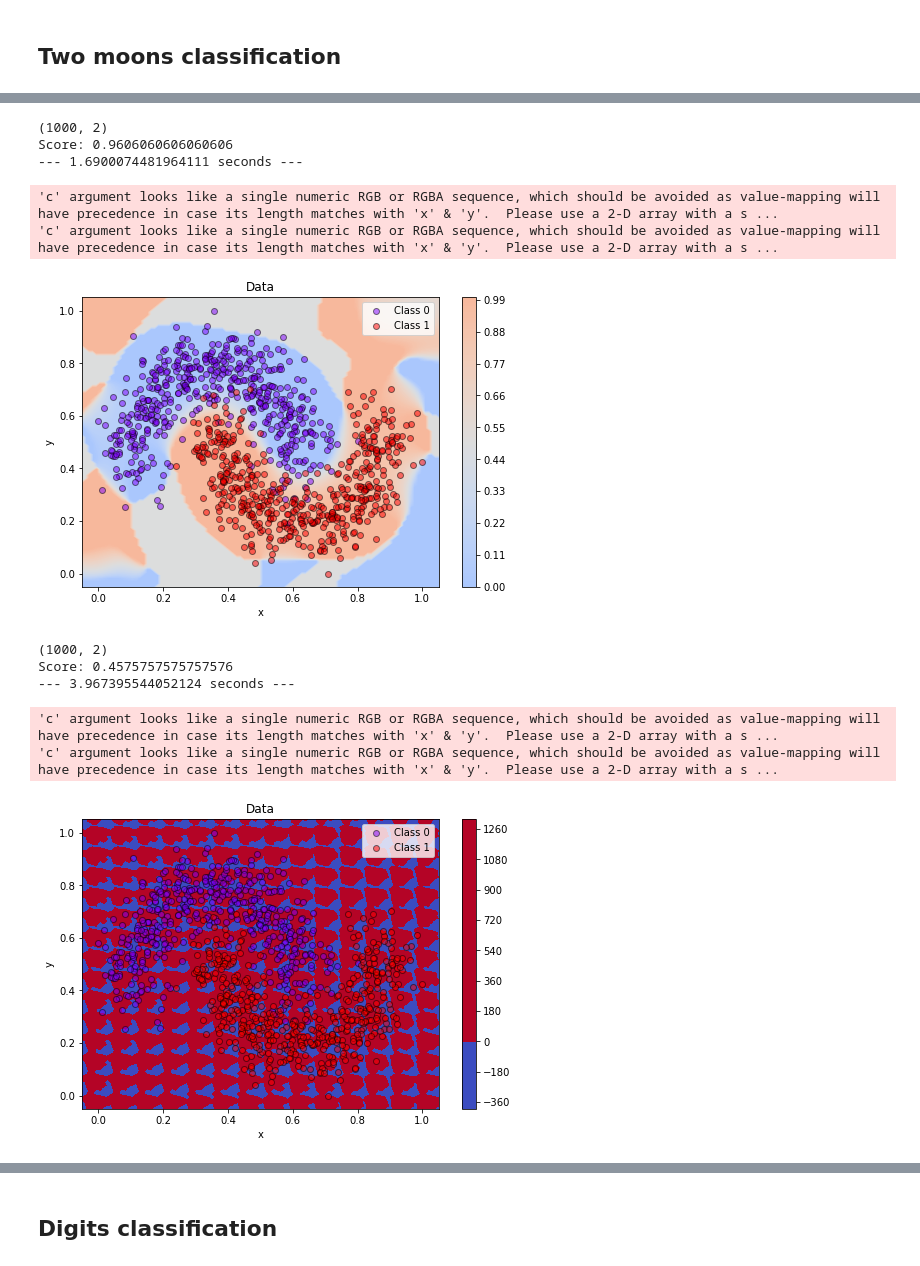
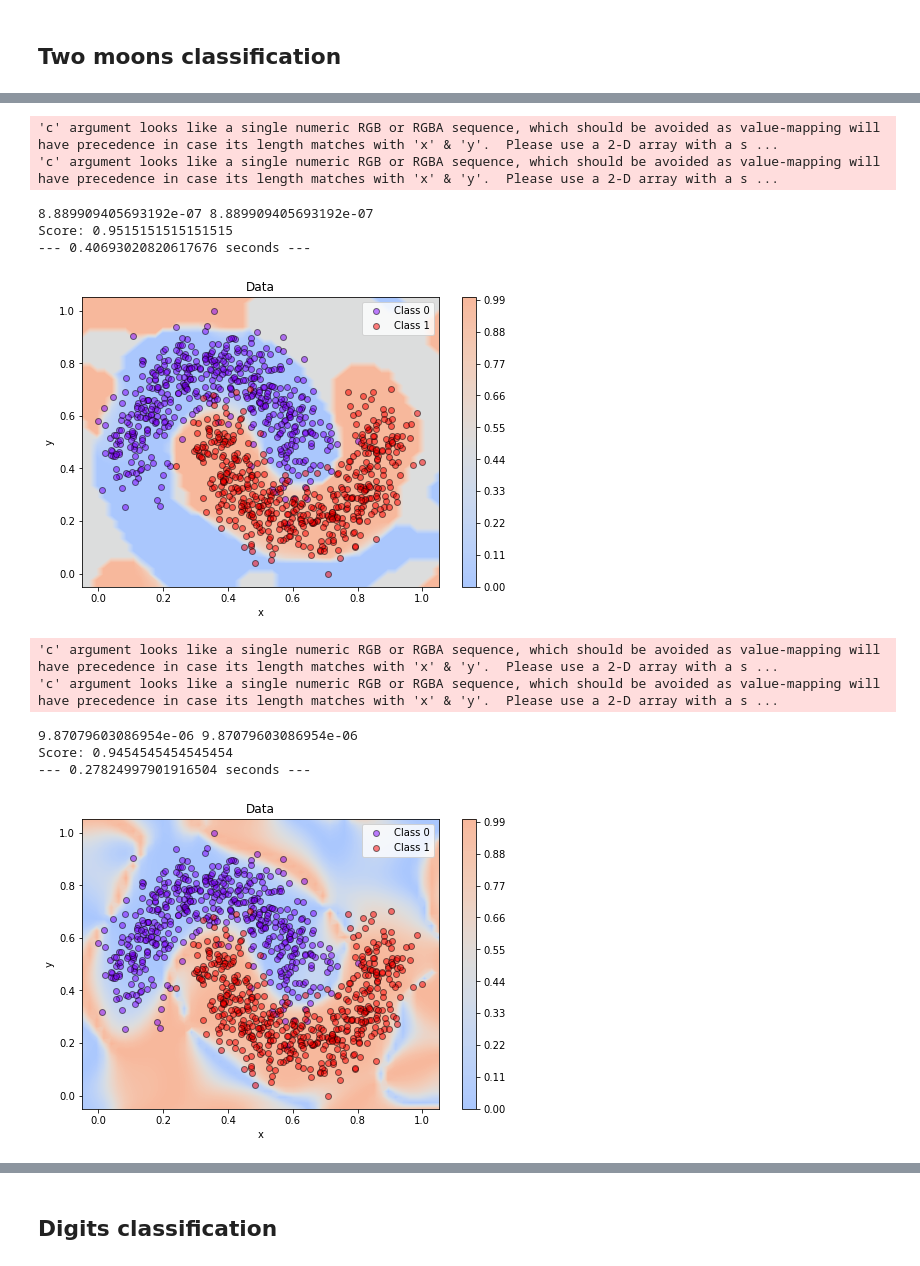
Before and after one commit to fagonzalezo/sklearn-kdcrf, a Jupyter notebook: examples/KDCRF.ipynb, the cells around one changed output, grey strips where cells are left out. Saved outputs shown, nothing was run; the diff lists cells and outputs as text; code cells hidden in the pictures.

Commit message:
Improved experimentation of KDClassification with SORF

```diff
--- a/examples/KDCRF.ipynb
+++ b/examples/KDCRF.ipynb
@@ -234,0 +235,12 @@ Score: 0.9575757575757575
+# %%
+
+start_time = time.time()
+sampler = RBFSamplerORF(gamma=100, random_state=17, n_components=1000)
+clf = KDClassifierRF(approx='rff+', gamma=100, random_state=17, n_components=1000, sampler=sampler, square_dot=True)
+clf.fit(X_train, y_train)
+
+pl.figure(figsize = (8,16/3))
+plot_decision_region(X, gen_pred_fun(clf))
+plot_data(X, y)
+print("Score:",clf.score(X_test, y_test))
+print("--- %s seconds ---" % (time.time() - start_time))
@@ -264,28 +283,28 @@ plot_data(X, y)
 print("Score:",clf.score(X_test, y_test))
 print("--- %s seconds ---" % (time.time() - start_time))
 # %% [output]
-(1000, 2)
-Score: 0.9606060606060606
---- 1.6900074481964111 seconds ---
+'c' argument looks like a single numeric RGB or RGBA sequence, which should be avoided as value-mapping will have precedence in case its length matches with 'x' & 'y'.  Please use a 2-D array with a s ...
+'c' argument looks like a single numeric RGB or RGBA sequence, which should be avoided as value-mapping will have precedence in case its length matches with 'x' & 'y'.  Please use a 2-D array with a s ...
-'c' argument looks like a single numeric RGB or RGBA sequence, which should be avoided as value-mapping will have precedence in case its length matches with 'x' & 'y'.  Please use a 2-D array with a s ...
-'c' argument looks like a single numeric RGB or RGBA sequence, which should be avoided as value-mapping will have precedence in case its length matches with 'x' & 'y'.  Please use a 2-D array with a s ...
+8.889909405693192e-07 8.889909405693192e-07
+Score: 0.9515151515151515
+--- 0.40693020820617676 seconds ---
-[figure, old version]
+[figure, new version]
 # %%
 
 start_time = time.time()
-sampler = RBFSamplerSORF(gamma=100, random_state=17, n_components=1000, n_blocks=3)
-clf = KDClassifierRF(approx='rff', gamma=100, random_state=17, n_components=1000, sampler=sampler)
+sampler = RBFSamplerORF(gamma=100, random_state=17, n_components=1000)
+clf = KDClassifierRF(approx='lrff+', gamma=100, random_state=17, n_components=1000, sampler=sampler, square_dot=True)
 clf.fit(X_train, y_train)
 
 pl.figure(figsize = (8,16/3))
 plot_decision_region(X, gen_pred_fun(clf))
 plot_data(X, y)
 print("Score:",clf.score(X_test, y_test))
 print("--- %s seconds ---" % (time.time() - start_time))
 # %% [output]
-(1000, 2)
-Score: 0.4575757575757576
---- 3.967395544052124 seconds ---
+'c' argument looks like a single numeric RGB or RGBA sequence, which should be avoided as value-mapping will have precedence in case its length matches with 'x' & 'y'.  Please use a 2-D array with a s ...
+'c' argument looks like a single numeric RGB or RGBA sequence, which should be avoided as value-mapping will have precedence in case its length matches with 'x' & 'y'.  Please use a 2-D array with a s ...
-'c' argument looks like a single numeric RGB or RGBA sequence, which should be avoided as value-mapping will have precedence in case its length matches with 'x' & 'y'.  Please use a 2-D array with a s ...
-'c' argument looks like a single numeric RGB or RGBA sequence, which should be avoided as value-mapping will have precedence in case its length matches with 'x' & 'y'.  Please use a 2-D array with a s ...
+9.87079603086954e-06 9.87079603086954e-06
+Score: 0.9454545454545454
+--- 0.27824997901916504 seconds ---
-[figure, old version]
+[figure, new version]
```
Also changed, not shown: parts of 26 cells of this notebook.
